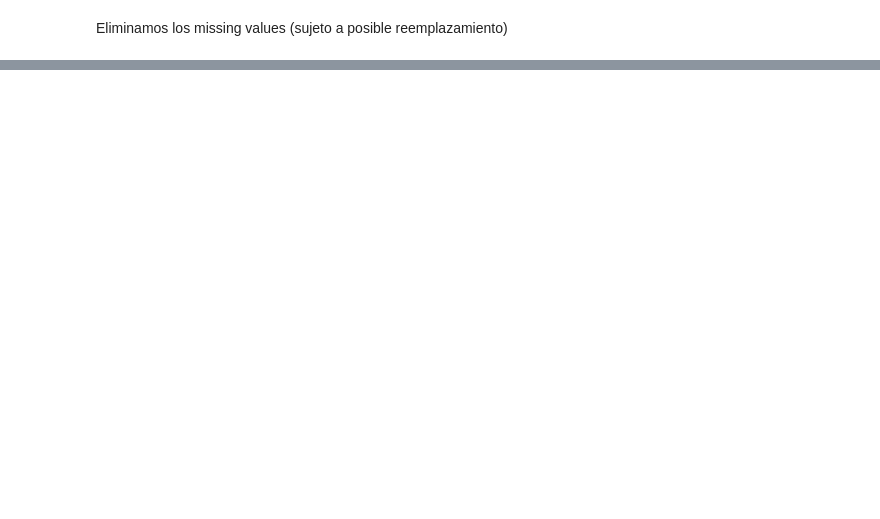
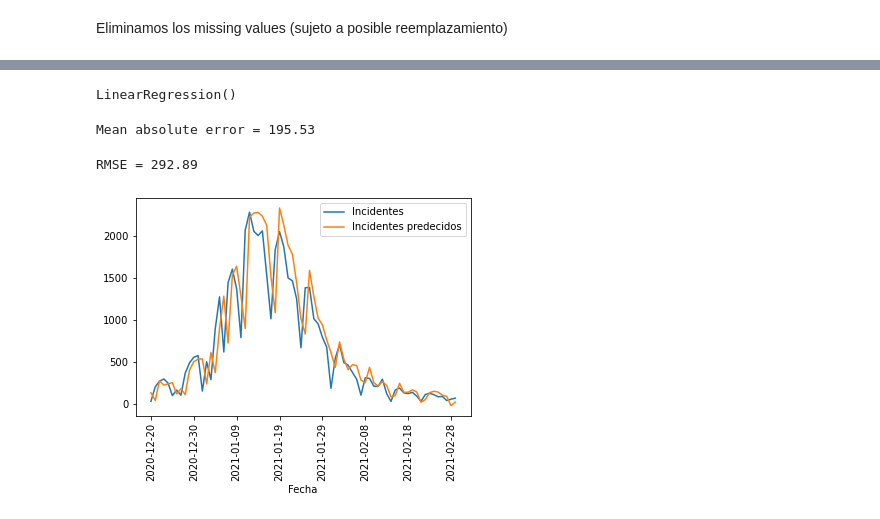
Before and after one commit to CarmenCalvoL/tfg_informatica, a Jupyter notebook: Notebooks/salud_murcia.ipynb, the cells around one changed output, grey strips where cells are left out. Saved outputs shown, nothing was run; the diff lists cells and outputs as text; code cells hidden in the pictures; blank space fills up the shorter version.

```diff
--- a/Notebooks/salud_murcia.ipynb
+++ b/Notebooks/salud_murcia.ipynb
@@ -376,0 +874,6 @@ df_predictor.head(3)
+# %%
+from sklearn.model_selection import train_test_split
+
+X_train, X_test, y_train, y_test = train_test_split(df_predictor.drop(['Incidentes'], axis=1),
+                                        df_predictor['Incidentes'], train_size = 0.8, test_size = 0.2,
+                                        random_state = 42, shuffle = False)
@@ -376,0 +882,28 @@ df_predictor.head(3)
+# %%
+regresion_lineal = LinearRegression()
+# %%
+regresion_lineal.fit(X_train, y_train)
+# %% [output]
+LinearRegression()
+# %%
+y_pred = regresion_lineal.predict(X_test)
+# %%
+import sklearn.metrics as sm
+print("Mean absolute error =", round(sm.mean_absolute_error(y_test, y_pred), 2))
+# %% [output]
+Mean absolute error = 195.53
+# %%
+import sklearn.metrics as sm
+import math
+print("RMSE =", round(math.sqrt(sm.mean_squared_error(y_test, y_pred)), 2))
+# %% [output]
+RMSE = 292.89
+# %%
+from matplotlib import pyplot
+df_y = pd.DataFrame(y_test)
+df_y['Incidentes predecidos'] = y_pred
+df_y.plot()
+pyplot.xticks(rotation=90)
+pyplot.show()
+# %% [output]
+[figure, added]
```
Also changed, not shown: parts of 103 cells of this notebook, 34 other files.
